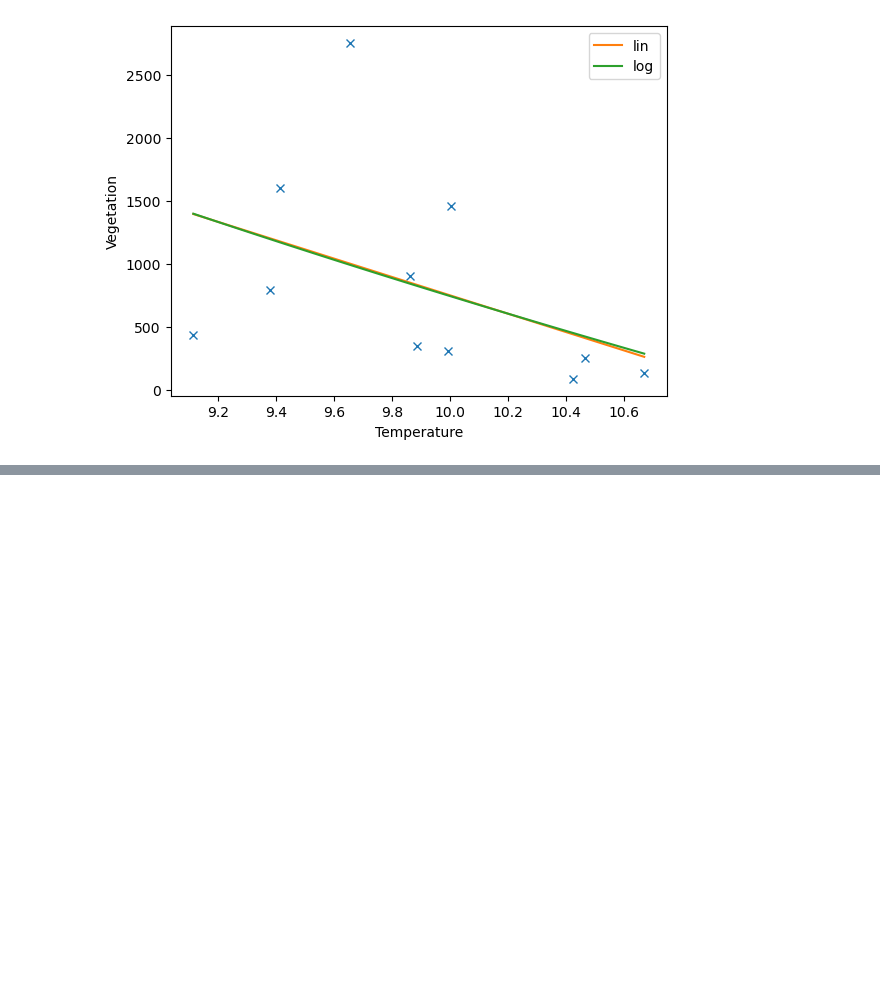
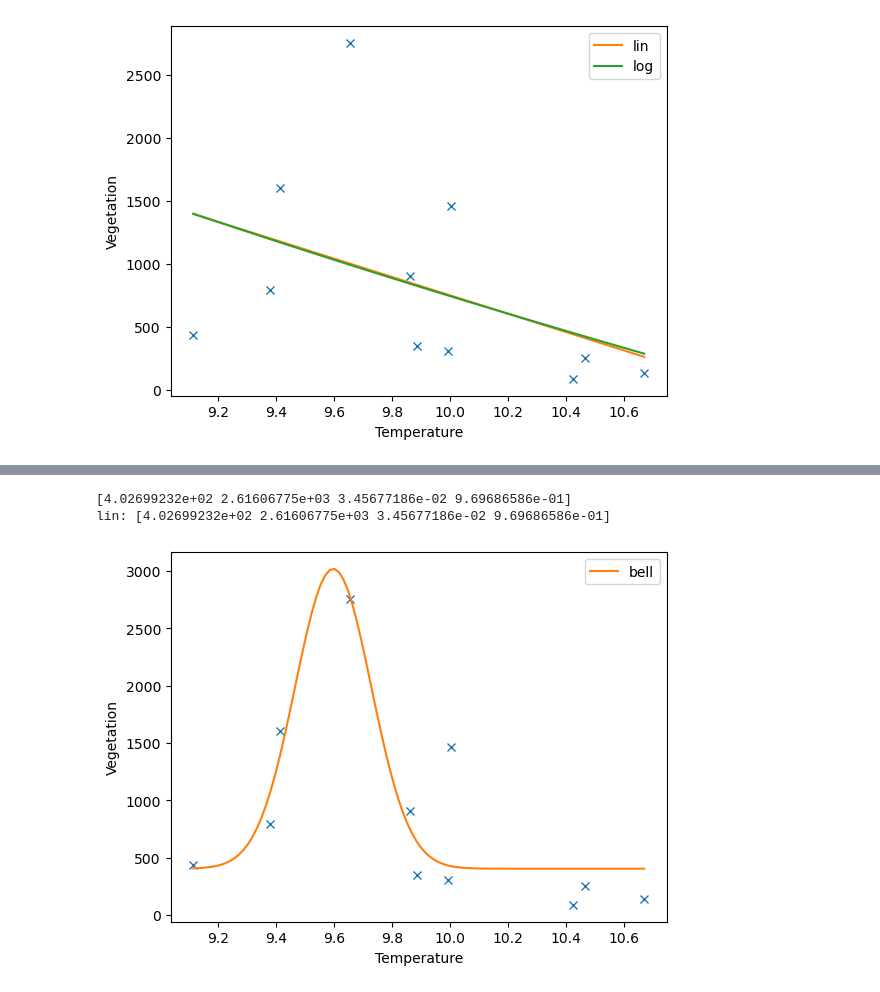
Before and after one commit to Max10-afk/comp_ecology, a Jupyter notebook: scripts/plotting.ipynb, the cells around one changed output, grey strips where cells are left out. Drawn from its saved outputs; the diff is of its cells as text; code cells hidden in the pictures; blank space fills up the shorter version.

Commit message:
Added bell curve as function for fitting temeperature to vegetation

```diff
--- a/scripts/plotting.ipynb
+++ b/scripts/plotting.ipynb
@@ -115,0 +131,23 @@ log: [8.54160534e+00 1.61330726e+04]
+# %%
+# Function candidates
+def dV_bell(T, a, b, c, d):
+    mean_temp = data["T"].mean()
+    return a+b*np.exp(-((T - mean_temp*d)**2)/c)
+
+# Perform the curve fitting
+popt_bell, pcov_bell = curve_fit(dV_bell, data["T"], data["V"], bounds=([-np.inf,-np.inf, -np.inf, -1], [np.inf, np.inf, np.inf, 1]),
+                                p0 =[1, 1000, 1, 0.9])
+print(popt_bell)
+x_fit = np.linspace(min(data["T"]), max(data["T"]), 100)
+y_fit_bell = dV_bell(x_fit, *popt_bell)
+
+plt.plot(data["T"],data["V"],"x")
+plt.plot(x_fit,y_fit_bell, label="bell")
+plt.xlabel("Temperature")
+plt.ylabel("Vegetation")
+plt.legend(loc="best")
+print("lin:",popt_bell)
+# %% [output]
+[4.02699232e+02 2.61606775e+03 3.45677186e-02 9.69686586e-01]
+lin: [4.02699232e+02 2.61606775e+03 3.45677186e-02 9.69686586e-01]
+[figure, added]
```
Also changed, not shown: parts of 1 cell of this notebook.
